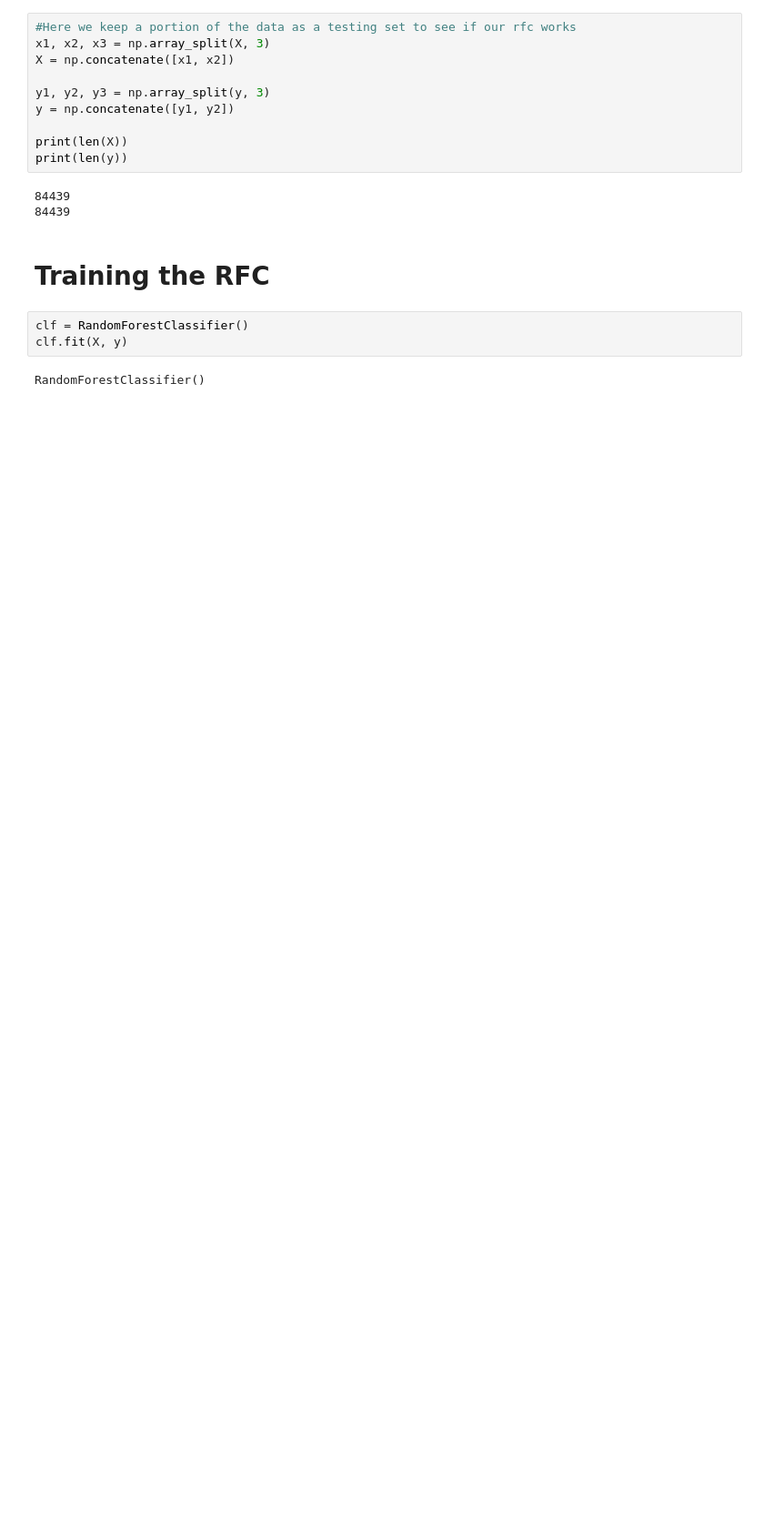
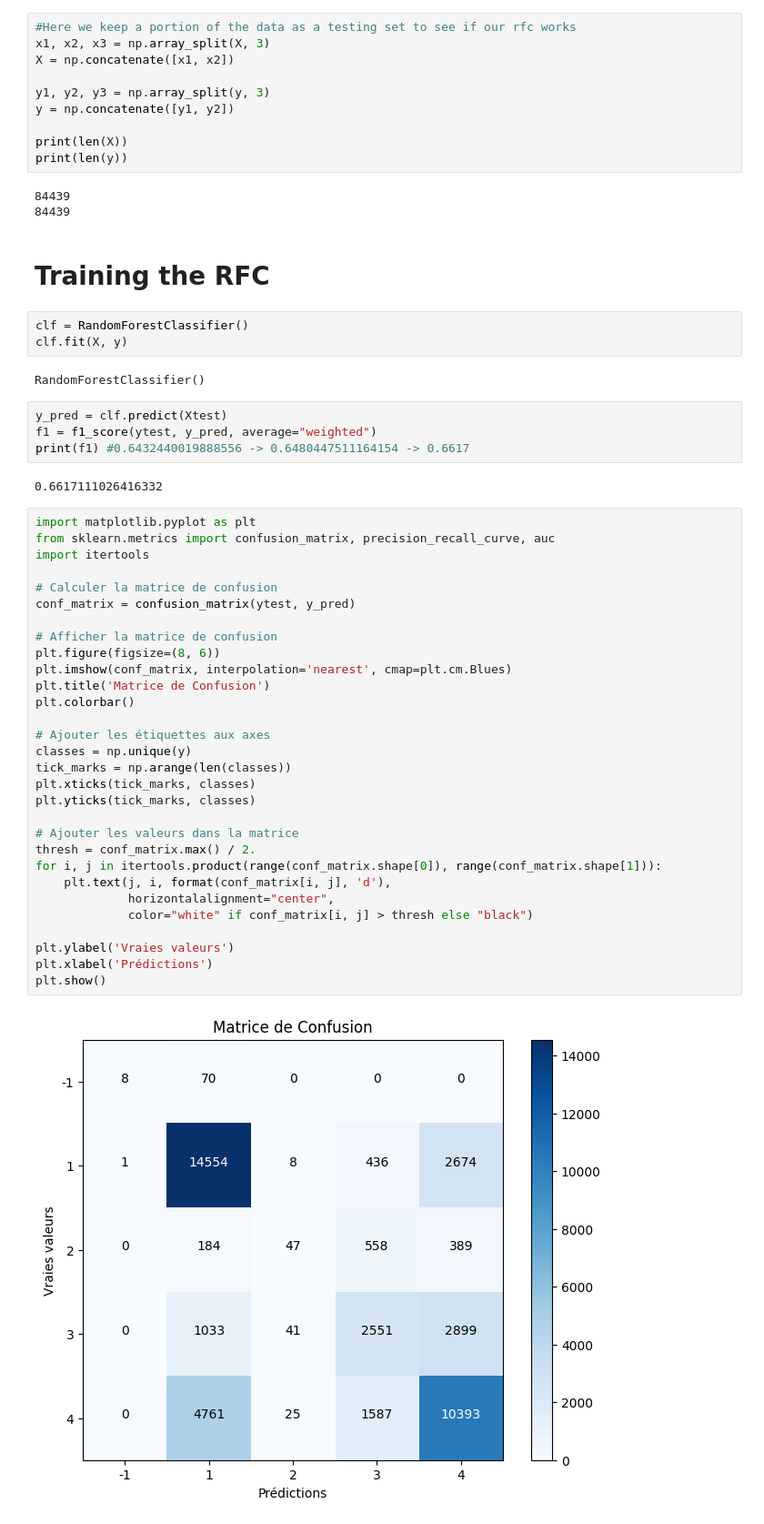
Before and after one commit to halcolo/recherche_routiere, a Jupyter notebook: data_explore.ipynb, the cells around one changed output. Shown at 91% size. Cells and saved outputs as stored; diff of their text form; blank space fills up the shorter version.

Commit message:
Better sampling of data -> increase of f-score

```diff
--- a/data_explore.ipynb
+++ b/data_explore.ipynb
@@ -73,3 +96,41 @@ clf = RandomForestClassifier()
 clf.fit(X, y)
 # %% [output]
 RandomForestClassifier()
+# %%
+y_pred = clf.predict(Xtest)
+f1 = f1_score(ytest, y_pred, average="weighted")
+print(f1) #0.6432440019888556 -> 0.6480447511164154 -> 0.6617
+# %% [output]
+0.6617111026416332
+# %%
+import matplotlib.pyplot as plt
+from sklearn.metrics import confusion_matrix, precision_recall_curve, auc
+import itertools
+
+# Calculer la matrice de confusion
+conf_matrix = confusion_matrix(ytest, y_pred)
+
+# Afficher la matrice de confusion
+plt.figure(figsize=(8, 6))
+plt.imshow(conf_matrix, interpolation='nearest', cmap=plt.cm.Blues)
+plt.title('Matrice de Confusion')
+plt.colorbar()
+
+# Ajouter les étiquettes aux axes
+classes = np.unique(y)
+tick_marks = np.arange(len(classes))
+plt.xticks(tick_marks, classes)
+plt.yticks(tick_marks, classes)
+
+# Ajouter les valeurs dans la matrice
+thresh = conf_matrix.max() / 2.
+for i, j in itertools.product(range(conf_matrix.shape[0]), range(conf_matrix.shape[1])):
+    plt.text(j, i, format(conf_matrix[i, j], 'd'),
+             horizontalalignment="center",
+             color="white" if conf_matrix[i, j] > thresh else "black")
+
+plt.ylabel('Vraies valeurs')
+plt.xlabel('Prédictions')
+plt.show()
+# %% [output]
+[figure, added]
```
Also changed, not shown: parts of 3 cells of this notebook, 2 other files.
